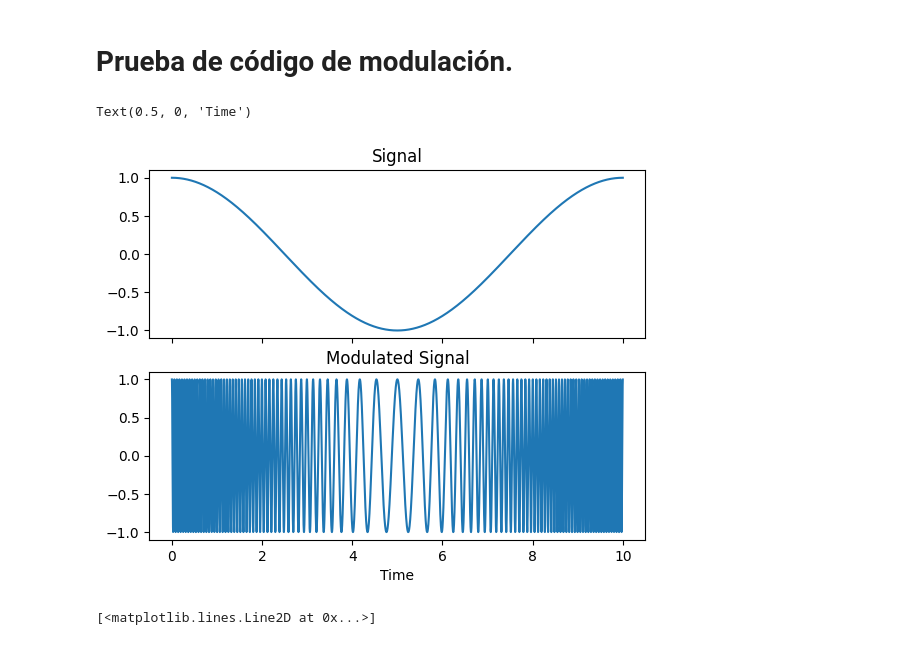
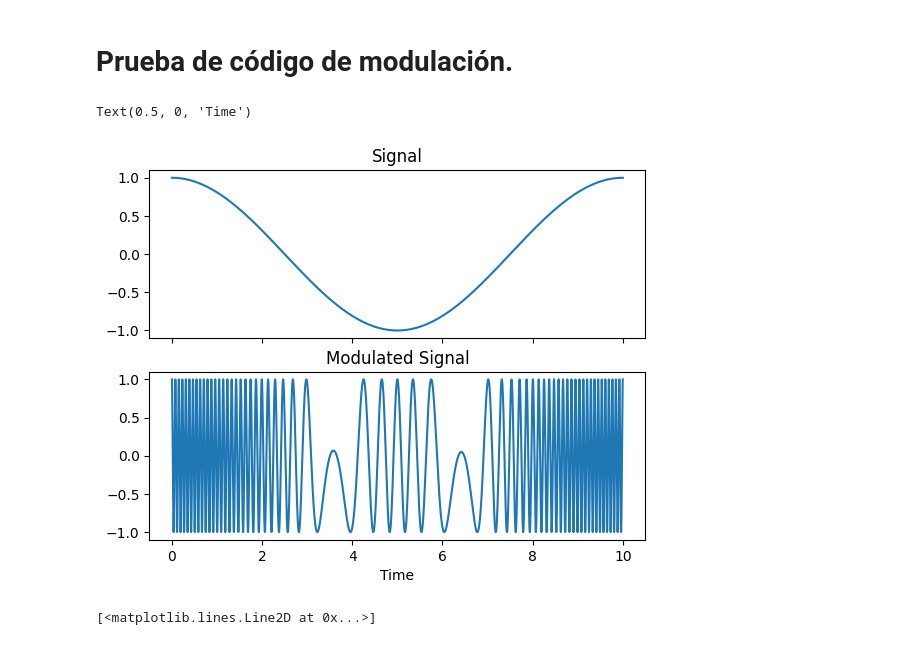
Before and after one commit to jahzeel-ulises/MODULACION, a Jupyter notebook: Modulacion.ipynb, the cells around one changed output. Saved outputs shown, nothing was run; the diff lists cells and outputs as text; code cells hidden in the pictures.

```diff
--- a/Modulacion.ipynb
+++ b/Modulacion.ipynb
@@ -3,34 +3,34 @@
 # %%
 import numpy as np
 import matplotlib.pyplot as plt
 
 #%% signal generation
 fn = 500 # Nyquist Frequency
 fs = 2*fn # sampling frequency
 t = np.arange(0, 10, 1/fs) # time axis
 
 f_sig = 0.1 # base signal frequency
 sig = np.cos(2*np.pi*f_sig*t) # base signal
 
 #%% modulation
-fc = 10 # carrier frequency
+fc = 5 # carrier frequency
 k = 0.05 # sensitivity
 phi = 2*np.pi*fc*t + k*np.cumsum(sig) # phase
 
 sig_mod = np.cos(phi) # modulated signal
 
 #%% plotting
 fig, ax = plt.subplots(2, 1, num=0, clear=True, sharex=True)
 
 ax[0].set_title('Signal')
 ax[0].plot(t, sig)
 
 ax[1].set_title('Modulated Signal')
 ax[1].plot(t, sig_mod)
 ax[1].set_xlabel('Time')
 # %% [output]
 Text(0.5, 0, 'Time')
-[figure, old version]
+[figure, new version]
 # %%
 #Cargamos embbedings
 from gensim.models import Word2Vec
```
Also changed, not shown: parts of 4 cells of this notebook.
